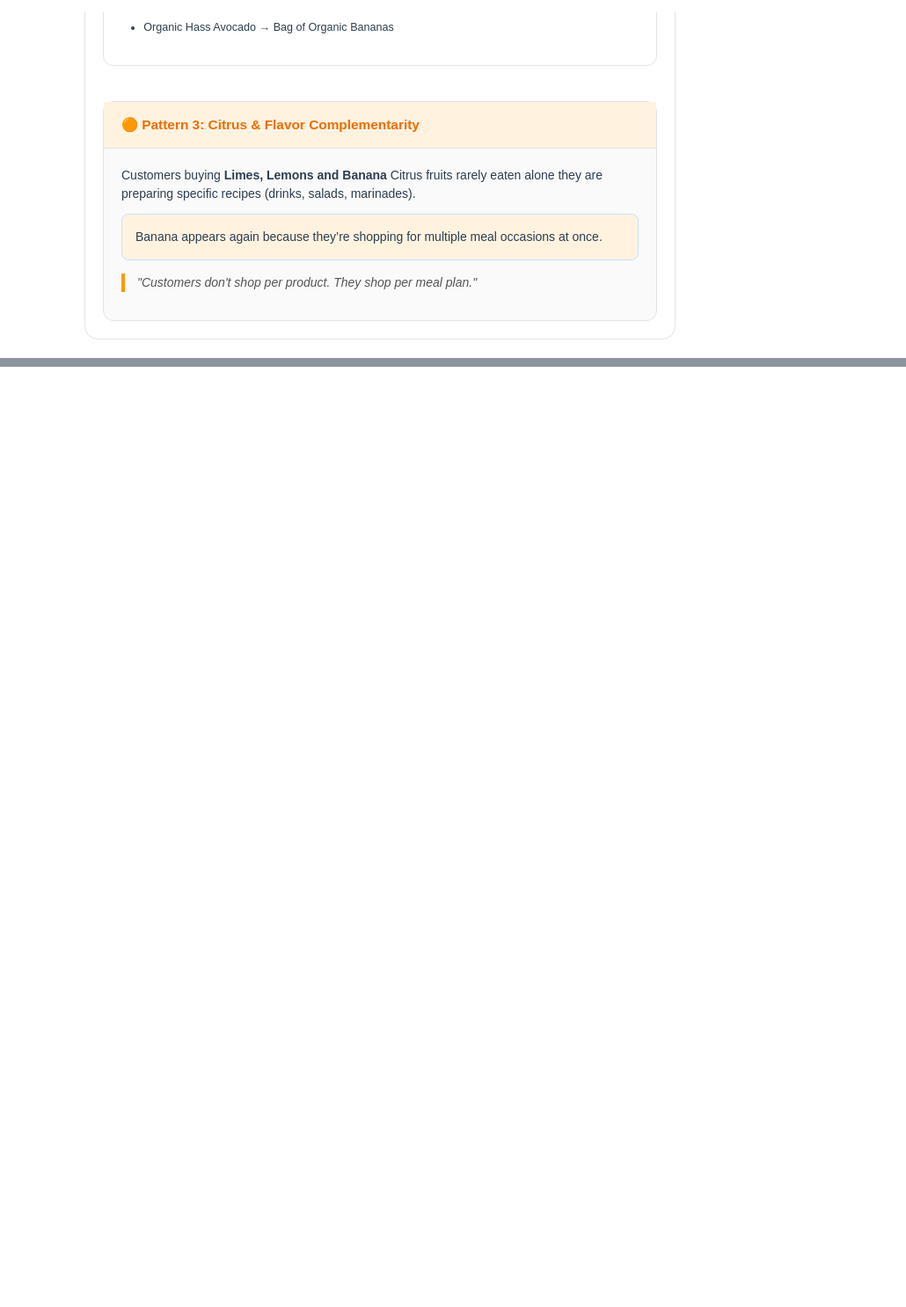
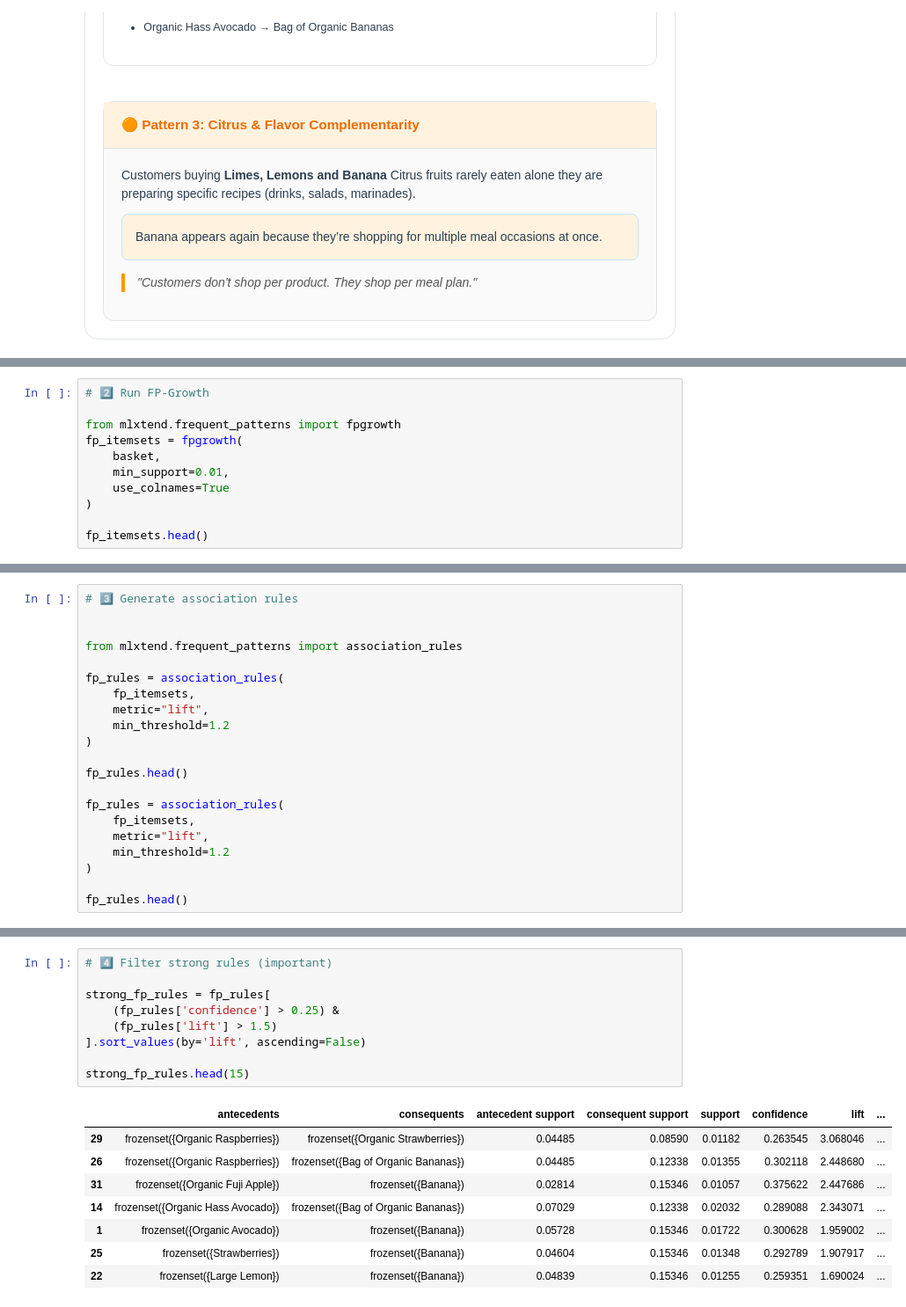
Before and after one commit to pradeepjoel/instacart-retail-project, a Jupyter notebook: association_rule_mining/association_rule_mining.ipynb, the cells around one changed output, grey strips where cells are left out. Shown at 88% size. Drawn from its saved outputs; the diff is of its cells as text; blank space fills up the shorter version.

Commit message:
results fp growth

```diff
--- a/association_rule_mining/association_rule_mining.ipynb
+++ b/association_rule_mining/association_rule_mining.ipynb
@@ -759,0 +765,11 @@ rules_df.sort_values('confidence', ascending=False).head(10)
+# %%
+# 2️⃣ Run FP-Growth
+
+from mlxtend.frequent_patterns import fpgrowth
+fp_itemsets = fpgrowth(
+    basket,
+    min_support=0.01,
+    use_colnames=True
+)
+
+fp_itemsets.head()
@@ -759,0 +783,21 @@ rules_df.sort_values('confidence', ascending=False).head(10)
+# %%
+# 3️⃣ Generate association rules
+
+
+from mlxtend.frequent_patterns import association_rules
+
+fp_rules = association_rules(
+    fp_itemsets,
+    metric="lift",
+    min_threshold=1.2
+)
+
+fp_rules.head()
+
+fp_rules = association_rules(
+    fp_itemsets,
+    metric="lift",
+    min_threshold=1.2
+)
+
+fp_rules.head()
@@ -759,0 +811,18 @@ rules_df.sort_values('confidence', ascending=False).head(10)
+# %%
+# 4️⃣ Filter strong rules (important)
+
+strong_fp_rules = fp_rules[
+    (fp_rules['confidence'] > 0.25) &
+    (fp_rules['lift'] > 1.5)
+].sort_values(by='lift', ascending=False)
+
+strong_fp_rules.head(15)
+# %% [output]
+|  | antecedents | consequents | antecedent support | consequent support | support | confidence | lift | ... |
+| 29 | frozenset({Organic Raspberries}) | frozenset({Organic Strawberries}) | 0.04485 | 0.08590 | 0.01182 | 0.263545 | 3.068046 | ... |
+| 26 | frozenset({Organic Raspberries}) | frozenset({Bag of Organic Bananas}) | 0.04485 | 0.12338 | 0.01355 | 0.302118 | 2.448680 | ... |
+| 31 | frozenset({Organic Fuji Apple}) | frozenset({Banana}) | 0.02814 | 0.15346 | 0.01057 | 0.375622 | 2.447686 | ... |
+| 14 | frozenset({Organic Hass Avocado}) | frozenset({Bag of Organic Bananas}) | 0.07029 | 0.12338 | 0.02032 | 0.289088 | 2.343071 | ... |
+| 1 | frozenset({Organic Avocado}) | frozenset({Banana}) | 0.05728 | 0.15346 | 0.01722 | 0.300628 | 1.959002 | ... |
+| 25 | frozenset({Strawberries}) | frozenset({Banana}) | 0.04604 | 0.15346 | 0.01348 | 0.292789 | 1.907917 | ... |
+| 22 | frozenset({Large Lemon}) | frozenset({Banana}) | 0.04839 | 0.15346 | 0.01255 | 0.259351 | 1.690024 | ... |
```
Also changed, not shown: parts of 7 cells of this notebook, 1 other file.
